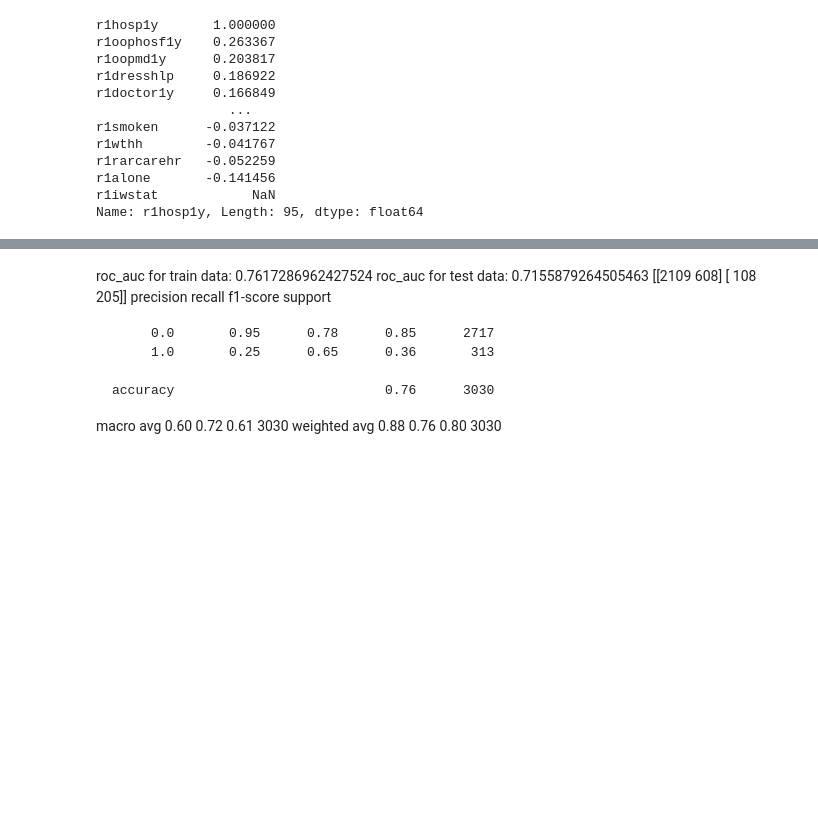
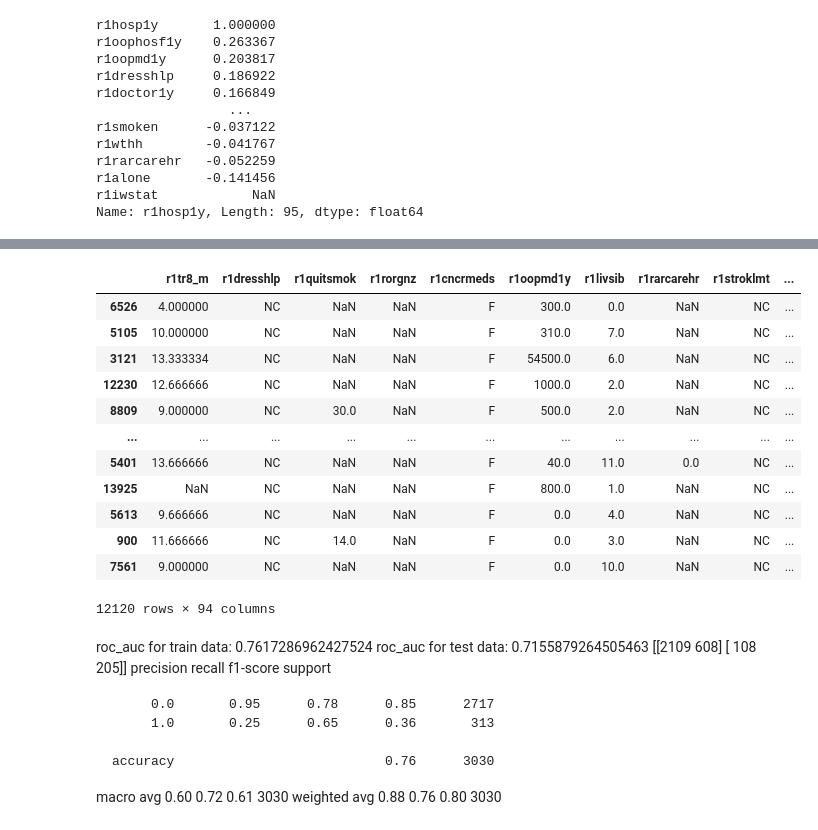
Before and after one commit to anyoneai-team6/hospitalization-prediction, a Jupyter notebook: baseline_model.ipynb, the cells around one changed output, grey strips where cells are left out. Saved outputs shown, nothing was run; the diff lists cells and outputs as text; code cells hidden in the pictures; blank space fills up the shorter version.

```diff
--- a/baseline_model.ipynb
+++ b/baseline_model.ipynb
@@ -197,0 +220,20 @@ X_train, X_test, y_train, y_test = train_test_split(X, y, test_size=0.2, random_
+# %%
+X_train_copy = X_train
+# %%
+X_train_copy.update(clean_categoricals(X_train))
+# %%
+X_train_copy
+# %% [output]
+|  | r1tr8_m | r1dresshlp | r1quitsmok | r1rorgnz | r1cncrmeds | r1oopmd1y | r1livsib | r1rarcarehr | r1stroklmt | ... |
+| 6526 | 4.000000 | NC | NaN | NaN | F | 300.0 | 0.0 | NaN | NC | ... |
+| 5105 | 10.000000 | NC | NaN | NaN | F | 310.0 | 7.0 | NaN | NC | ... |
+| 3121 | 13.333334 | NC | NaN | NaN | F | 54500.0 | 6.0 | NaN | NC | ... |
+| 12230 | 12.666666 | NC | NaN | NaN | F | 1000.0 | 2.0 | NaN | NC | ... |
+| 8809 | 9.000000 | NC | 30.0 | NaN | F | 500.0 | 2.0 | NaN | NC | ... |
+| ... | ... | ... | ... | ... | ... | ... | ... | ... | ... | ... |
+| 5401 | 13.666666 | NC | NaN | NaN | F | 40.0 | 11.0 | 0.0 | NC | ... |
+| 13925 | NaN | NC | NaN | NaN | F | 800.0 | 1.0 | NaN | NC | ... |
+| 5613 | 9.666666 | NC | NaN | NaN | F | 0.0 | 4.0 | NaN | NC | ... |
+| 900 | 11.666666 | NC | 14.0 | NaN | F | 0.0 | 3.0 | NaN | NC | ... |
+| 7561 | 9.000000 | NC | NaN | NaN | F | 0.0 | 10.0 | NaN | NC | ... |
+12120 rows × 94 columns
```
Also changed, not shown: parts of 6 cells of this notebook, 3 other files.
